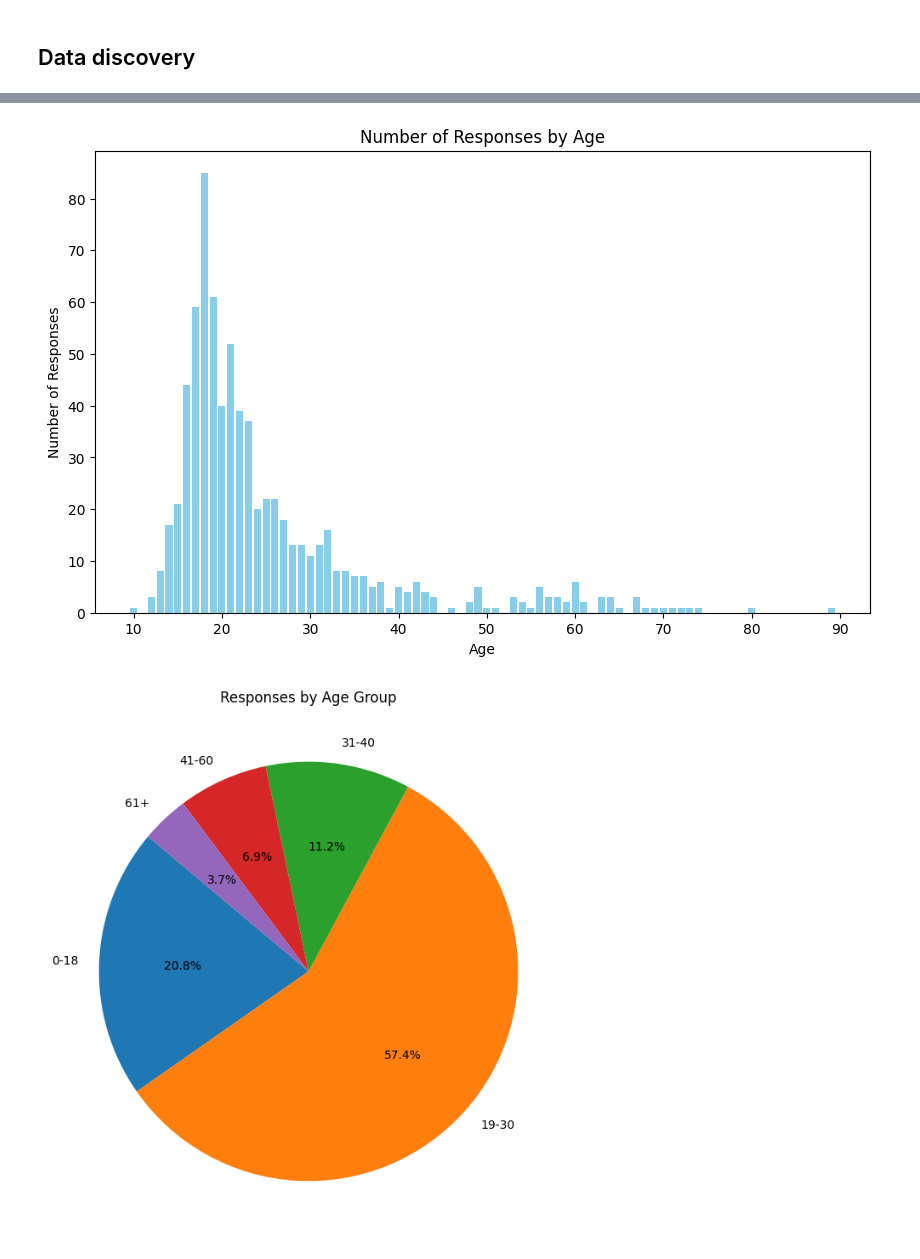
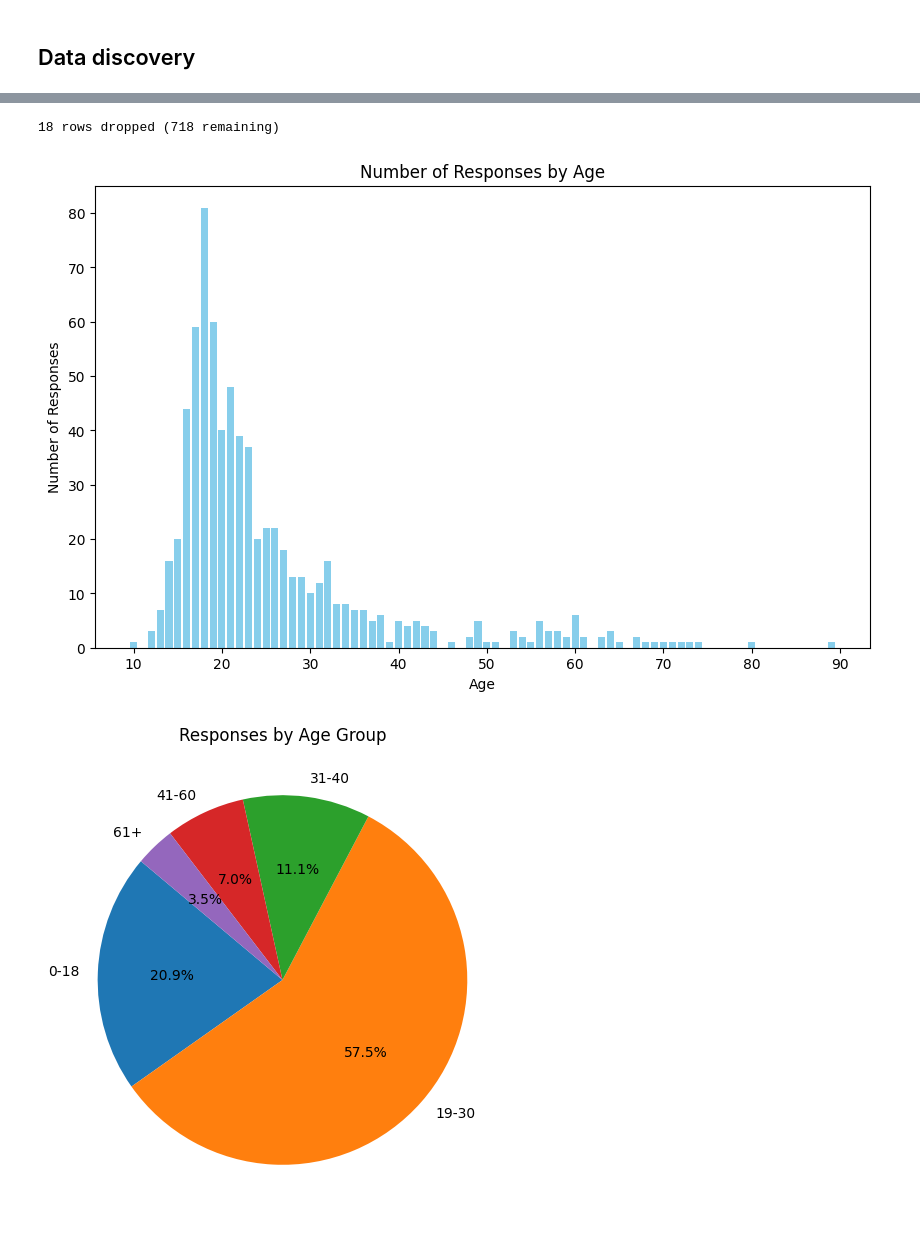
Before and after one commit to gfsiciliani/music-health, a Jupyter notebook: notebook.ipynb, the cells around one changed output, grey strips where cells are left out. Drawn from its saved outputs; the diff is of its cells as text; code cells hidden in the pictures.

```diff
--- a/notebook.ipynb
+++ b/notebook.ipynb
@@ -34,7 +46,9 @@ Index(['Timestamp', 'Age', 'Primary streaming service', 'Hours per day',
 # %%
 # drop unhelpful columns
 cols_to_drop = [
-    'Permissions'
+    'BPM',
+    'Permissions',
+    # 'Timestamp'
     ]
 
-df.drop(columns=cols_to_drop)
+cleaned_df = df.drop(columns=cols_to_drop)
@@ -54,0 +55,3 @@ df.drop(columns=cols_to_drop)
+# %%
+cleaned_df = cleaned_df.dropna()
+cleaned_df.isnull().sum()
@@ -55,9 +76,13 @@ df.drop(columns=cols_to_drop)
+# %%
+print(f'{len(df)-len(cleaned_df)} rows dropped ({len(cleaned_df)} remaining)')
+# %% [output]
+18 rows dropped (718 remaining)
 # %%
 # responses by age
-age_counts = df['Age'].value_counts()
+age_counts = cleaned_df['Age'].value_counts()
 age_counts
 
-plt.figure(figsize=(10, 6))  # Adjust the size as needed
+plt.figure(figsize=(10, 6))
 plt.bar(age_counts.index, age_counts.values, color='skyblue')
 plt.xlabel('Age')
 plt.ylabel('Number of Responses')
@@ -65,19 +90,19 @@ plt.title('Number of Responses by Age')
 plt.xticks(rotation=0)
 plt.show()
 # %% [output]
-[figure, old version]
+[figure, new version]
 # %%
-bins =   [0, 18, 30, 40, 60, 90]  # Example age buckets
+bins =   [0, 18, 30, 40, 60, 90]
 labels = ['0-18', '19-30', '31-40', '41-60', '61+']
-df['AgeGroup'] = pd.cut(df['Age'], bins=bins, labels=labels, right=False)
+cleaned_df['AgeGroup'] = pd.cut(cleaned_df['Age'], bins=bins, labels=labels, right=False)
 
 # Step 3: Aggregation
-age_group_counts = df['AgeGroup'].value_counts().sort_index()
+age_group_counts = cleaned_df['AgeGroup'].value_counts().sort_index()
 
 # Step 4: Plotting
-plt.figure(figsize=(10, 8))  # Adjust the size as needed
+plt.figure(figsize=(10, 6))  # Adjust the size as needed
 plt.pie(age_group_counts, labels=age_group_counts.index, autopct='%1.1f%%', startangle=140)
 plt.title('Responses by Age Group')
 plt.show()
 # %% [output]
-[figure, old version]
+[figure, new version]
```
Also changed, not shown: parts of 14 cells of this notebook.
